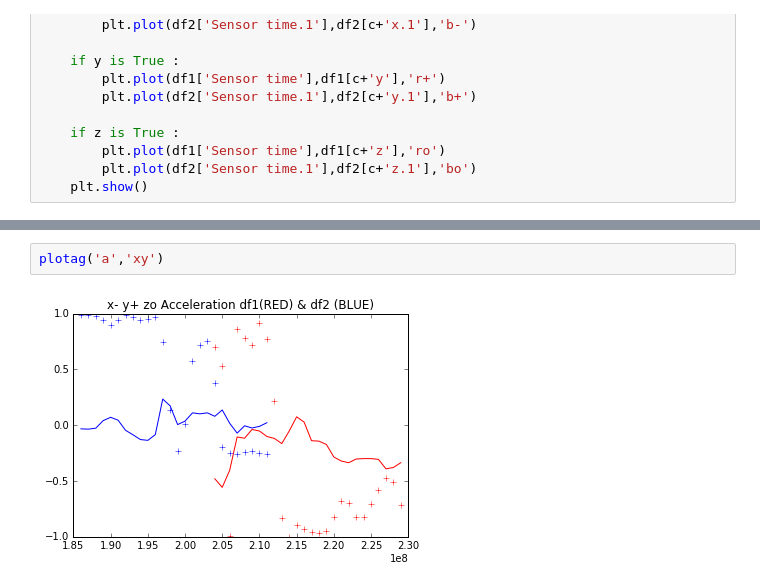
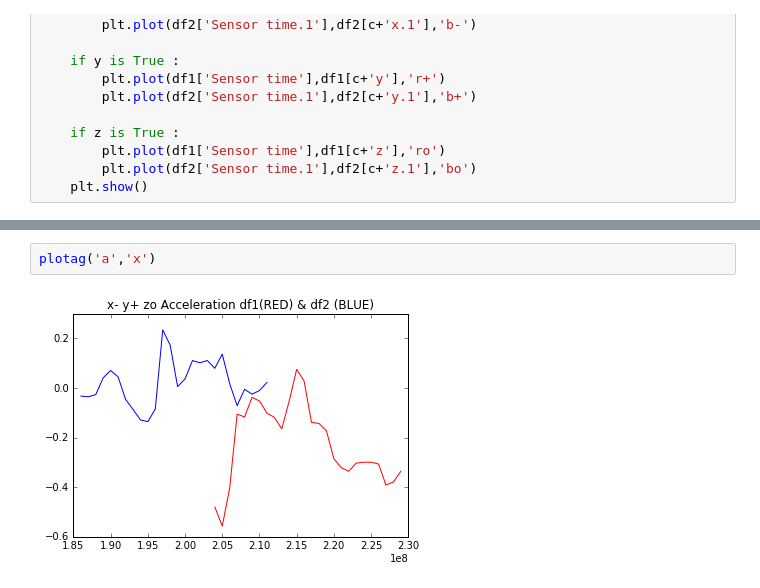
Before and after one commit to famishedrover/boschcat, a Jupyter notebook: firstBosch.ipynb, the cells around one changed output, grey strips where cells are left out. Cells and saved outputs as stored; diff of their text form.

```diff
--- a/firstBosch.ipynb
+++ b/firstBosch.ipynb
@@ -212,4 +224,4 @@ def plotag(c,p='all'):
 # %%
-plotag('a','xy')
+plotag('a','x')
 # %% [output]
-[figure, old version]
+[figure, new version]
```
Also changed, not shown: parts of 5 cells of this notebook.
